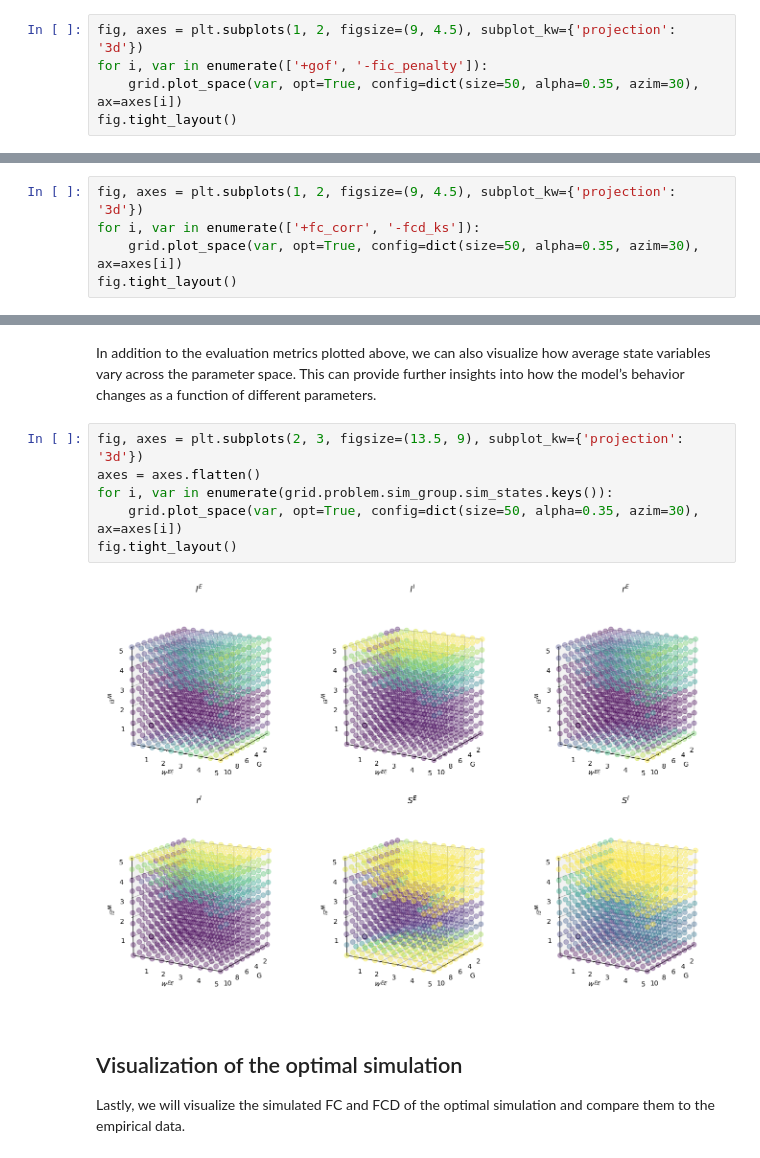
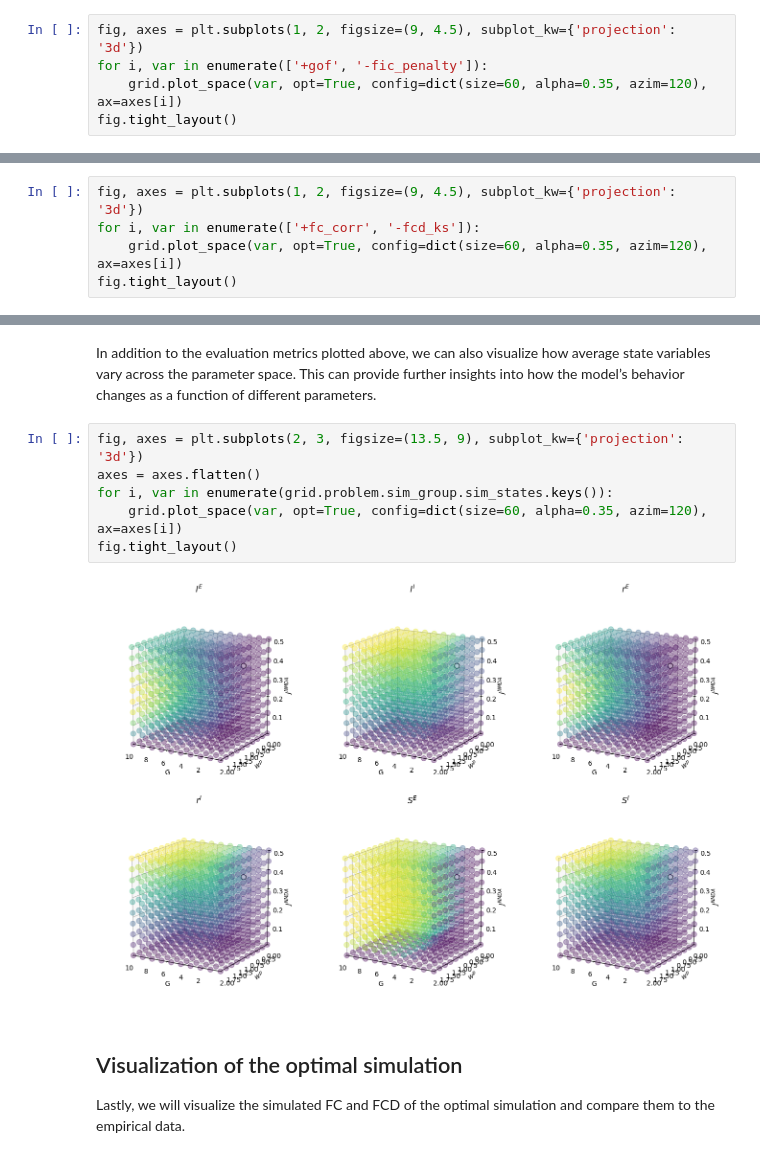
Before and after one commit to amnsbr/cubnm, a Jupyter notebook: docs/tutorials/grid_search.ipynb, the cells around one changed output, grey strips where cells are left out. Saved outputs shown, nothing was run; the diff lists cells and outputs as text.

```diff
--- a/docs/tutorials/grid_search.ipynb
+++ b/docs/tutorials/grid_search.ipynb
@@ -205,6 +186,6 @@ Note: FIC penalty in rWW model can be disabled by setting `fic_penalty_scale = 0
 # %%
 fig, axes = plt.subplots(1, 2, figsize=(9, 4.5), subplot_kw={'projection': '3d'})
 for i, var in enumerate(['+gof', '-fic_penalty']):
-    grid.plot_space(var, opt=True, config=dict(size=50, alpha=0.35, azim=30), ax=axes[i])
+    grid.plot_space(var, opt=True, config=dict(size=60, alpha=0.35, azim=120), ax=axes[i])
 fig.tight_layout()
 # %% [output]
@@ -214,6 +195,6 @@ The goodness-of-fit (`+gof`) itself is composed of two components: `+gof = (+fc_
 # %%
 fig, axes = plt.subplots(1, 2, figsize=(9, 4.5), subplot_kw={'projection': '3d'})
 for i, var in enumerate(['+fc_corr', '-fcd_ks']):
-    grid.plot_space(var, opt=True, config=dict(size=50, alpha=0.35, azim=30), ax=axes[i])
+    grid.plot_space(var, opt=True, config=dict(size=60, alpha=0.35, azim=120), ax=axes[i])
 fig.tight_layout()
 # %% [output]
@@ -225,11 +206,11 @@ In addition to the evaluation metrics plotted above, we can also visualize how a
 # %%
 fig, axes = plt.subplots(2, 3, figsize=(13.5, 9), subplot_kw={'projection': '3d'})
 axes = axes.flatten()
 for i, var in enumerate(grid.problem.sim_group.sim_states.keys()):
-    grid.plot_space(var, opt=True, config=dict(size=50, alpha=0.35, azim=30), ax=axes[i])
+    grid.plot_space(var, opt=True, config=dict(size=60, alpha=0.35, azim=120), ax=axes[i])
 fig.tight_layout()
 # %% [output]
-[figure, old version]
+[figure, new version]
 # %% [markdown]
 ## Visualization of the optimal simulation
 
```
Also changed, not shown: parts of 15 cells of this notebook, 21 other files.
